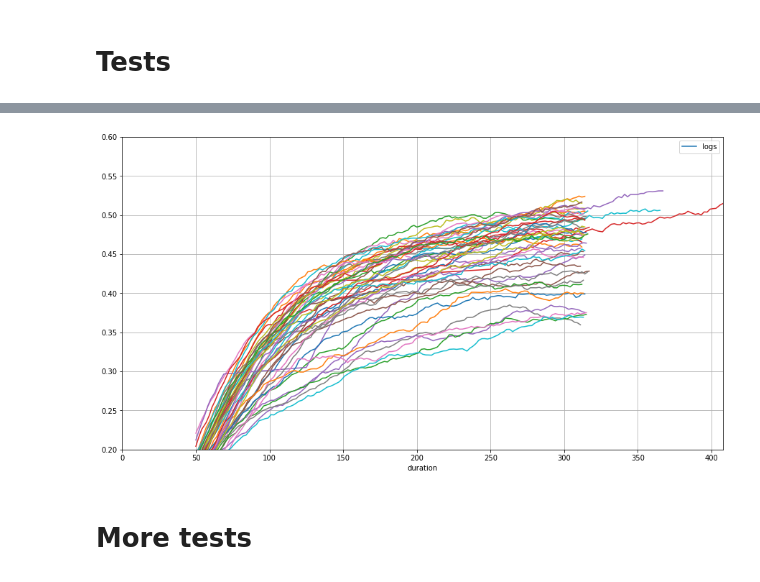
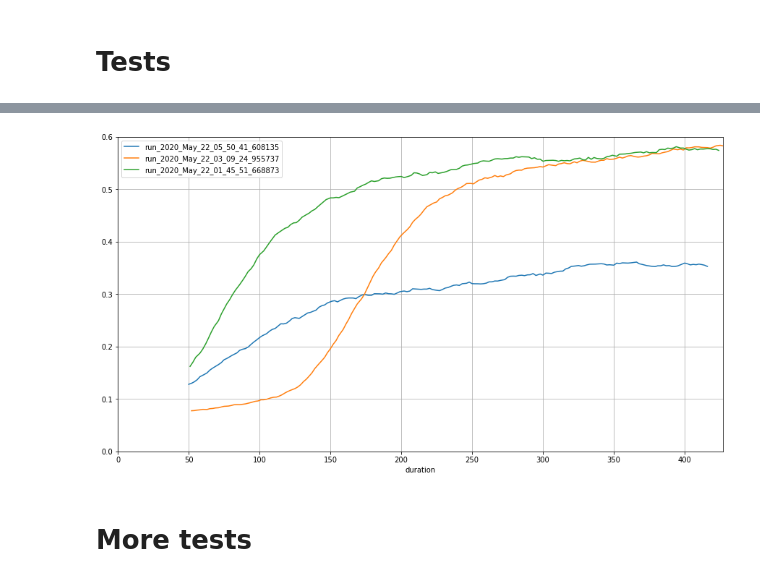
Before and after one commit to bakeryproducts/dHPO, a Jupyter notebook: gen_exp.ipynb, the cells around one changed output, grey strips where cells are left out. Cells and saved outputs as stored; diff of their text form; code cells hidden in the pictures.

```diff
--- a/gen_exp.ipynb
+++ b/gen_exp.ipynb
@@ -245,25 +225,25 @@ fig.show()
 # %%
 plot_df = df[:1]
-top = df.sort_values(by='bva', ascending=False)[:50]
+top = df.sort_values(by='bva', ascending=False)[16:18]
 plot_df = pd.concat([plot_df,top])
 # %%
 rs = bp.exps
 f, a = plt.subplots(1, figsize=(15,8))
 #l_lim, r_lim = 0, 1000
 
 rsp = [r for r in rs if r.name in plot_df.name.values]
 
 [plot_run(r, col='acc', ax=a, window=25) for r in rsp]
 
-#a.legend([r.name for r in rsp])
-a.legend(['logs'])
+a.legend([r.name for r in rsp])
+#a.legend(['logs'])
 
 #a.set_xticks(np.arange(l_lim, 700, 10))
 #a.set_yticks(np.arange(0.1, .9, 0.05))
-plt.ylim(0.2,.6)
+plt.ylim(0.0,.6)
 plt.grid()
 # %% [output]
-[figure, old version]
+[figure, new version]
 # %% [markdown]
 # More tests
 # %%
```
Also changed, not shown: parts of 5 cells of this notebook, 8 other files.
